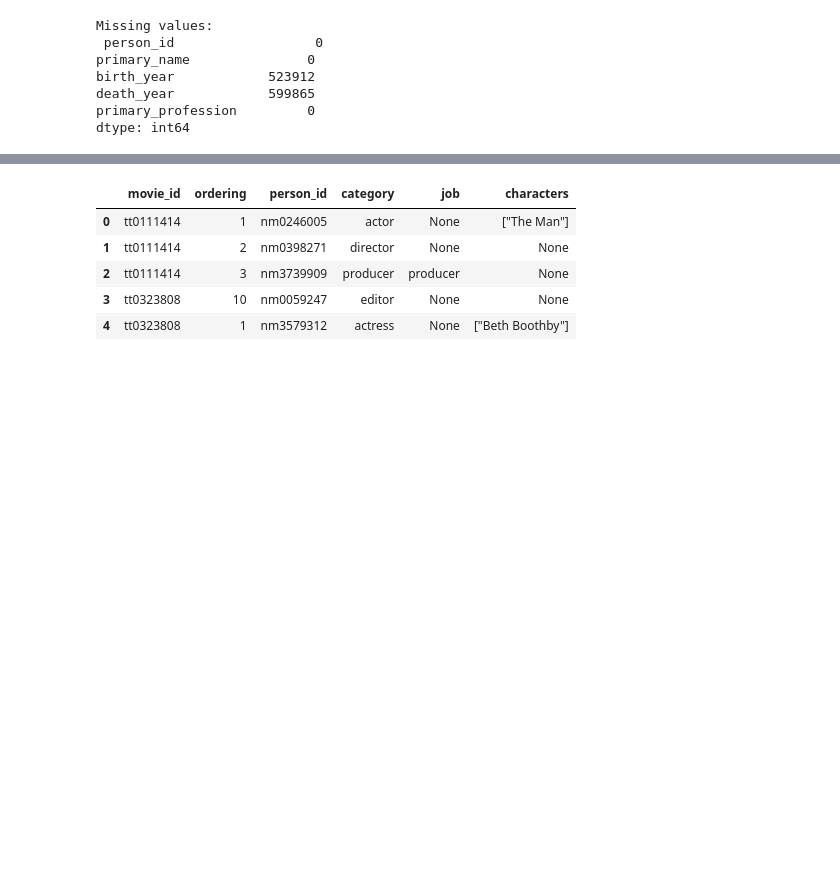
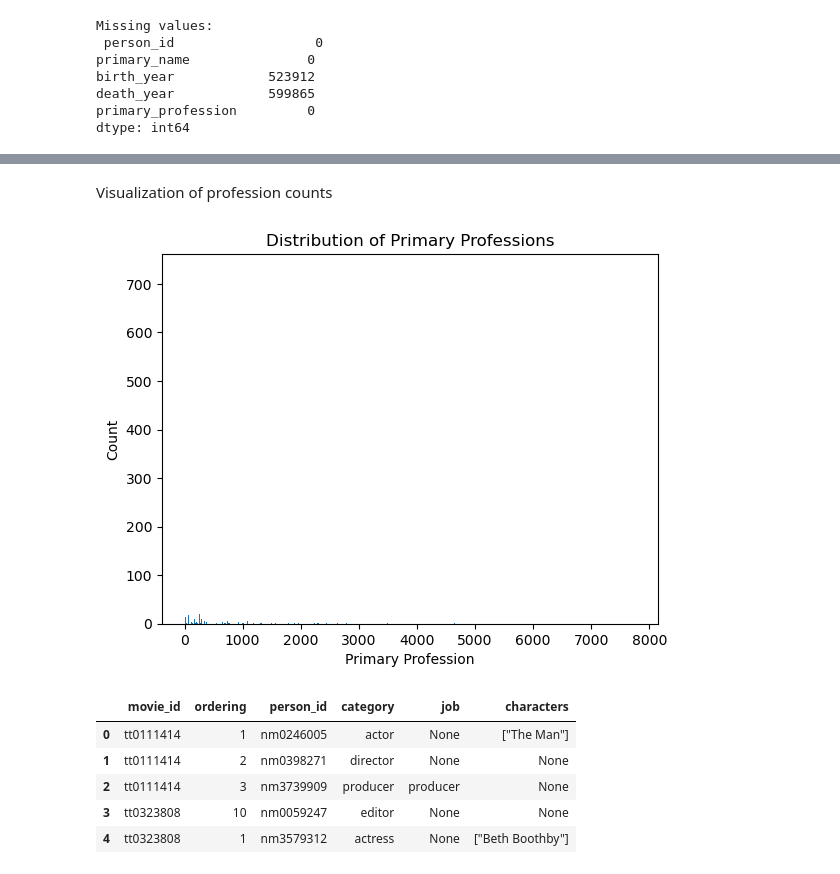
Before and after one commit to Derrick-wekesa/CineInsight-Microsoft-s-Box-Office-Breakthrough, a Jupyter notebook: data/student.ipynb, the cells around one changed output, grey strips where cells are left out. Saved outputs shown, nothing was run; the diff lists cells and outputs as text; code cells hidden in the pictures; blank space fills up the shorter version.

Commit message:
Data analysis on  persons

```diff
--- a/data/student.ipynb
+++ b/data/student.ipynb
@@ -287,6 +260,0 @@ birth_year [      nan 1.963e+03 1.945e+03 1.956e+03 1.971e+03 1.942e+03 1.948e+0
-# %%
-# Map categorical values to numerical values
-person_df['primary_profession'] = pd.factorize(person_df['primary_profession'])[0]
-
-# Print the updated dataframe
-print(person_df)
@@ -331,7 +285,3 @@ birth_year            523912
 death_year            599865
 primary_profession         0
 dtype: int64
-# %%
-# Handling missing values
-# Drop rows with any missing values
-person_df.dropna(inplace=True)
@@ -436,0 +288,4 @@ plt.show()
+# %%
+# filling  missing values in birth_year and death_year columns with median
+person_df['birth_year'].fillna(person_df['birth_year'].median(), inplace=True)
+person_df['death_year'].fillna(person_df['death_year'].median(), inplace=True)
@@ -437,3 +341,21 @@ plt.show()
+# %%
+# count the number of occurrences of each primary profession
+profession_counts = person_df['primary_profession'].value_counts()
+# %% [markdown]
+Visualization of profession counts
+# %%
+# creating a bar plot of the profession counts
+plt.bar(profession_counts.index, profession_counts.values)
+
+# setting the axis labels and title
+plt.xlabel('Primary Profession')
+plt.ylabel('Count')
+plt.title('Distribution of Primary Professions')
+
+# displaying  the plot
+plt.show()
+# %% [output]
+[figure, added]
 # %%
 #connecting to sqlite
 conn = sqlite3.connect("im.db")
```
Also changed, not shown: parts of 46 cells of this notebook.
